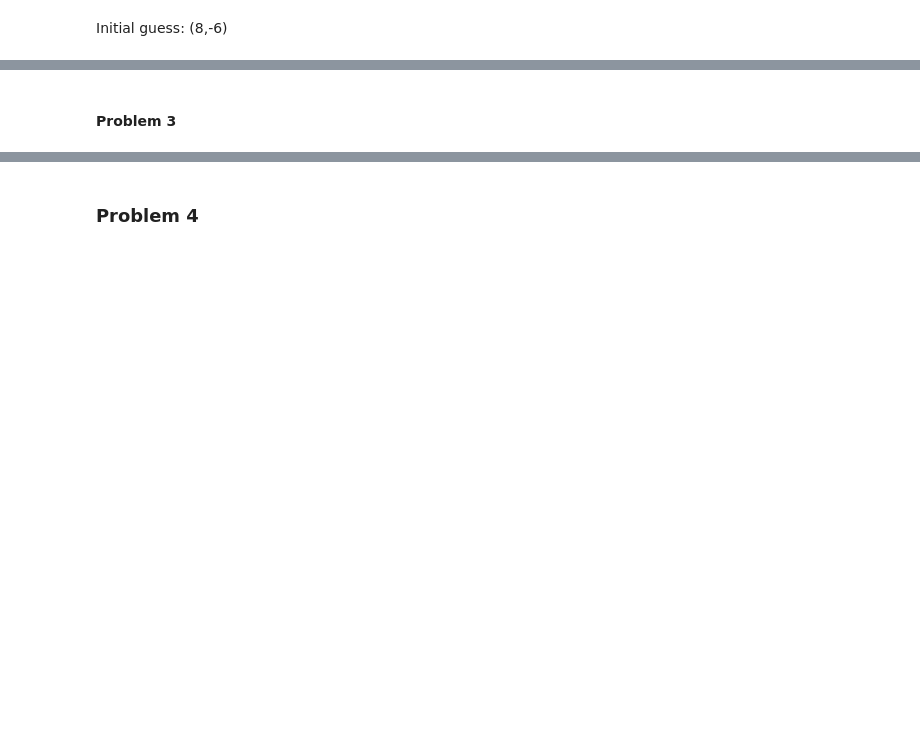
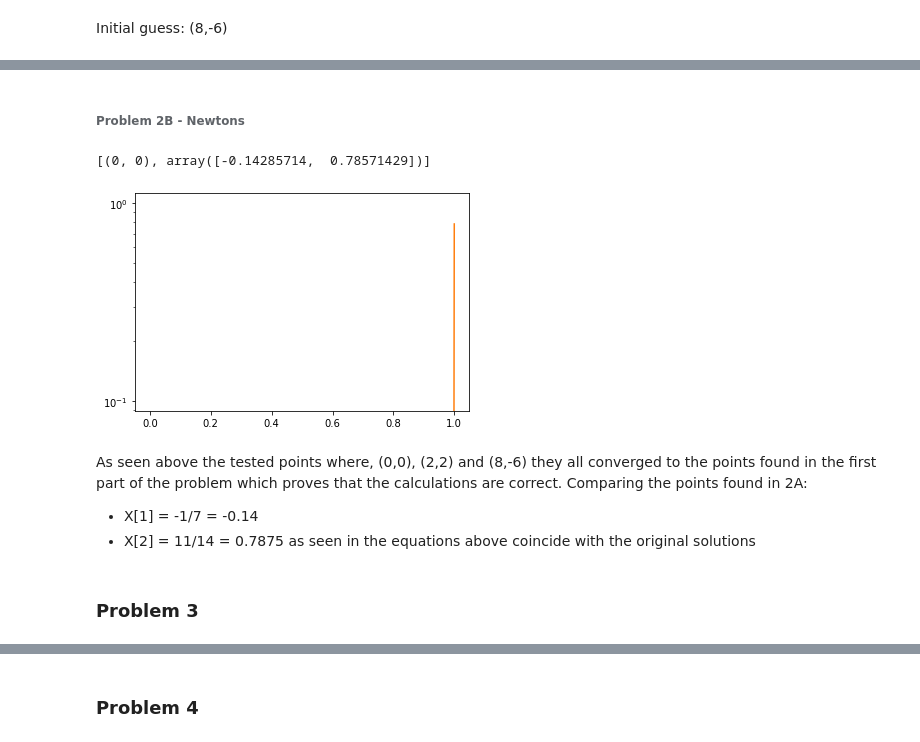
Before and after one commit to sebastiangarper/MAE-598, a Jupyter notebook: Homework #2.1.ipynb, the cells around one changed output, grey strips where cells are left out. Saved outputs shown, nothing was run; the diff lists cells and outputs as text; code cells hidden in the pictures; blank space fills up the shorter version.

Commit message:
Final Version - added newtons and some pictures of probs

```diff
--- a/Homework #2.1.ipynb
+++ b/Homework #2.1.ipynb
@@ -151,3 +179,63 @@ soln
+# %% [markdown]
+###### Problem 2B - Newtons
+# %%
+import numpy as np
+import scipy
+from scipy.optimize import optimize
+import matplotlib.pyplot as plt
+
+def fun(x):
+    return 5 * x[0] ** 2 + 12 * x[0] * x[1] - 8 * x[1] + 10 * x[1] ** 2 - 14 * x[1] + 4
+
+def gradient(x):
+    return np.array([10 * x[0] + 12 * x[1] - 8, 12 * x[0] + 20 * x[1] - 14])
+
+H = np.array([[10, 12],[12, 20]])
+
+
+eps = 1e-3
+x0 = (0, 0)
+# x0 = 0
+k = 0
+soln = [x0]
+x = soln[k]
+
+error = scipy.linalg.norm(grad(x))
+a = 0.001
+
+
+
+def line_search(x):
+    a = 1
+    d = -  np.matmul(np.linalg.inv(H), gradiant(x))
+    def pi(a, x):
+        return f(x) - a * 0.8 * np.matmul(np.transpose(gradiant(x)), d)
+    while pi(a, x) < fun(x + a * d):
+        a = 0.5 * a
+    return a
+np.linalg.inv(H)
+
+while error >= eps:
+    a = line_search(x)
+    a
+#     x = x - a * grad(x)
+    x = x - a * np.matmul(np.linalg.inv(H), gradiant(x))
+    soln.append(x)
+    error = scipy.linalg.norm(gradiant(x))
+
+
+plt.plot(soln)
+plt.yscale("log")
+soln
+# %% [output]
+[(0, 0), array([-0.14285714,  0.78571429])]
+[figure, added]
+# %% [markdown]
+As seen above the tested points where, (0,0), (2,2) and (8,-6) they all converged to the points found in the first part of the problem which proves that the calculations are correct.
+Comparing the points found in 2A:
+- X[1] = -1/7 = -0.14
+- X[2] = 11/14 = 0.7875
+as seen in the equations above coincide with the original solutions
 # %% [markdown]
-#### Problem 3
+### Problem 3
 # %% [markdown]
```
Also changed, not shown: parts of 8 cells of this notebook.
